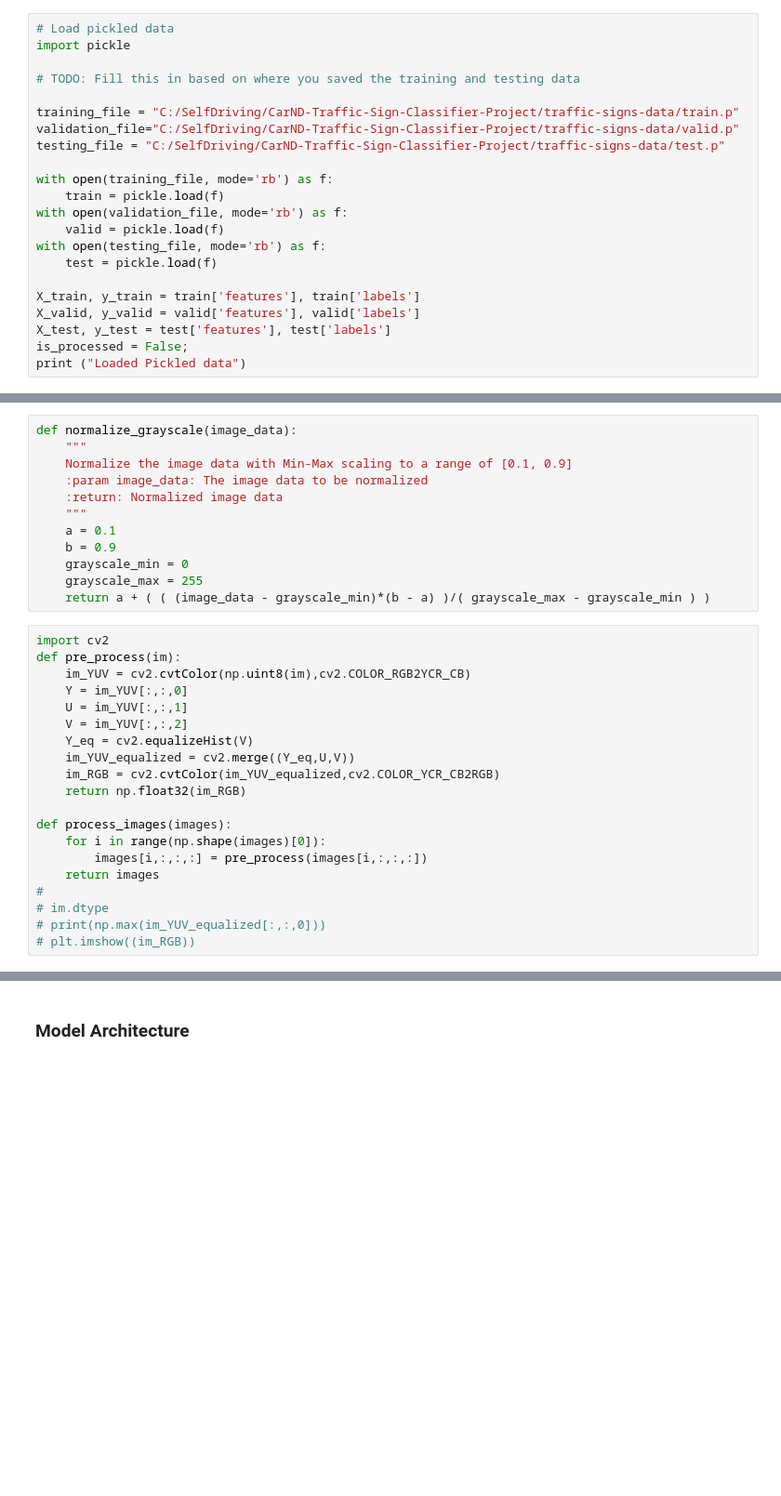
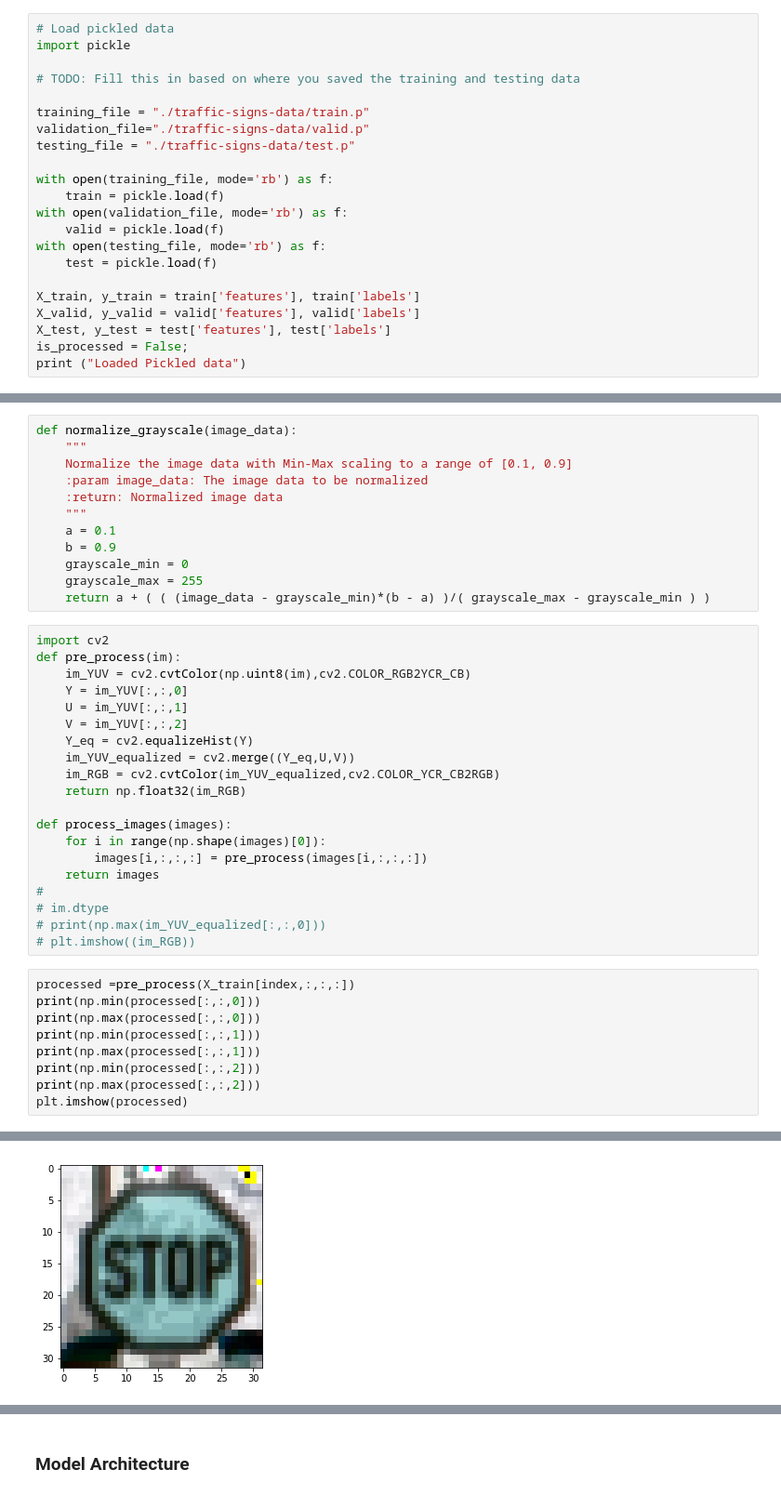
Before and after one commit to arkhalid/CarND-Traffic-Sign-Classifier-Project, a Jupyter notebook: Traffic_Sign_Classifier.ipynb, the cells around one changed output, grey strips where cells are left out. Shown at 93% size. Drawn from its saved outputs; the diff is of its cells as text; blank space fills up the shorter version.

```diff
--- a/Traffic_Sign_Classifier.ipynb
+++ b/Traffic_Sign_Classifier.ipynb
@@ -25,9 +25,9 @@ import pickle
 
 # TODO: Fill this in based on where you saved the training and testing data
 
-training_file = "C:/SelfDriving/CarND-Traffic-Sign-Classifier-Project/traffic-signs-data/train.p"
-validation_file="C:/SelfDriving/CarND-Traffic-Sign-Classifier-Project/traffic-signs-data/valid.p"
-testing_file = "C:/SelfDriving/CarND-Traffic-Sign-Classifier-Project/traffic-signs-data/test.p"
+training_file = "./traffic-signs-data/train.p"
+validation_file="./traffic-signs-data/valid.p"
+testing_file = "./traffic-signs-data/test.p"
 
 with open(training_file, mode='rb') as f:
     train = pickle.load(f)
@@ -160,7 +160,7 @@ def pre_process(im):
     Y = im_YUV[:,:,0]
     U = im_YUV[:,:,1]
     V = im_YUV[:,:,2]
-    Y_eq = cv2.equalizeHist(V)
+    Y_eq = cv2.equalizeHist(Y)
     im_YUV_equalized = cv2.merge((Y_eq,U,V))
     im_RGB = cv2.cvtColor(im_YUV_equalized,cv2.COLOR_YCR_CB2RGB)
     return np.float32(im_RGB)
@@ -173,3 +173,13 @@ def process_images(images):
 # im.dtype
 # print(np.max(im_YUV_equalized[:,:,0]))
 # plt.imshow((im_RGB))
+# %%
+processed =pre_process(X_train[index,:,:,:])
+print(np.min(processed[:,:,0]))
+print(np.max(processed[:,:,0]))
+print(np.min(processed[:,:,1]))
+print(np.max(processed[:,:,1]))
+print(np.min(processed[:,:,2]))
+print(np.max(processed[:,:,2]))
+plt.imshow(processed)
+# %% [output]
@@ -176,3 +193,4 @@ def process_images(images):
+[figure, added]
 # %%
 ### Preprocess the data here. Preprocessing steps could include normalization, converting to grayscale, etc.
 ### Feel free to use as many code cells as needed.
```
Also changed, not shown: parts of 7 cells of this notebook, 3 other files.
